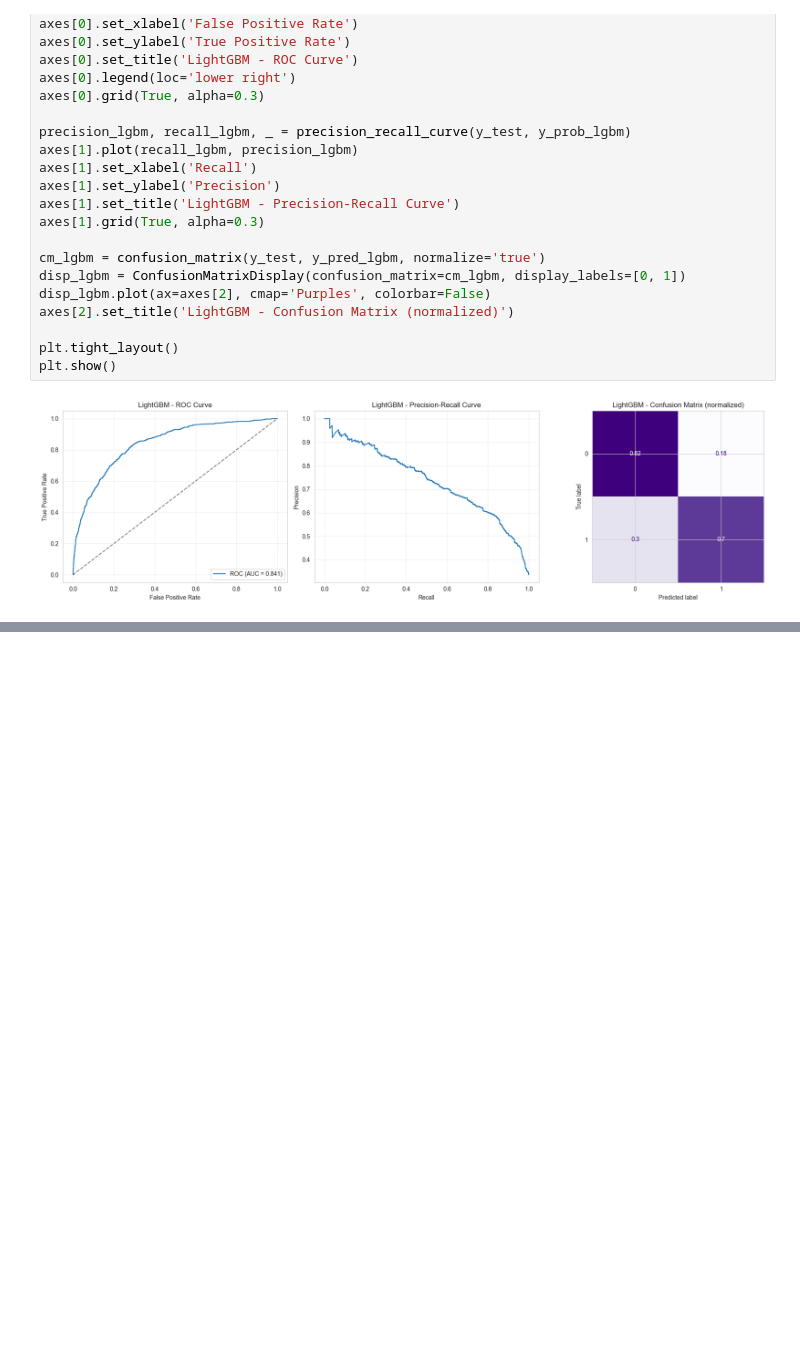
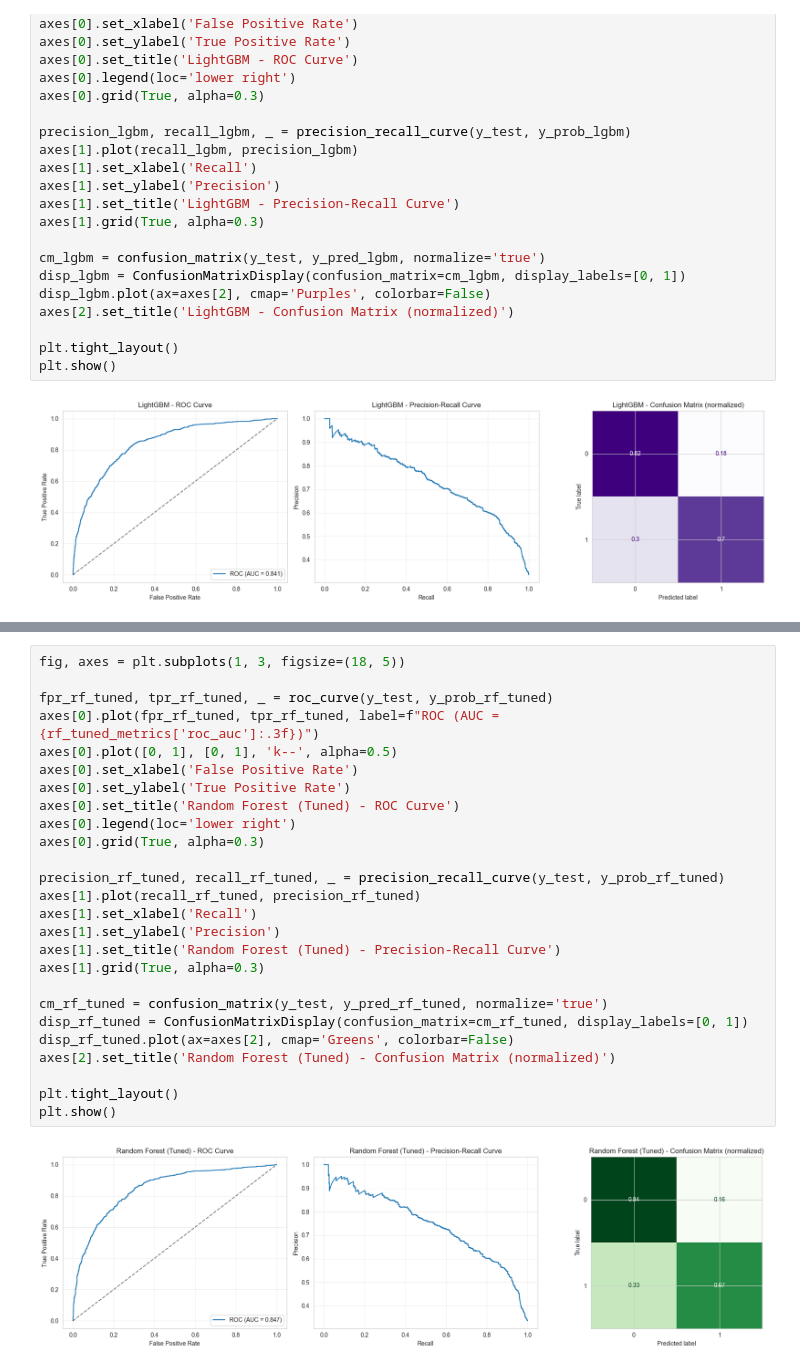
Before and after one commit to yxseef/venturesurvive, a Jupyter notebook: notebooks/04_modeling.ipynb, the cells around one changed output, grey strips where cells are left out. Drawn from its saved outputs; the diff is of its cells as text; blank space fills up the shorter version.

```diff
--- a/notebooks/04_modeling.ipynb
+++ b/notebooks/04_modeling.ipynb
@@ -824,0 +599,28 @@ print("="*80)
+# %%
+fig, axes = plt.subplots(1, 3, figsize=(18, 5))
+
+fpr_rf_tuned, tpr_rf_tuned, _ = roc_curve(y_test, y_prob_rf_tuned)
+axes[0].plot(fpr_rf_tuned, tpr_rf_tuned, label=f"ROC (AUC = {rf_tuned_metrics['roc_auc']:.3f})")
+axes[0].plot([0, 1], [0, 1], 'k--', alpha=0.5)
+axes[0].set_xlabel('False Positive Rate')
+axes[0].set_ylabel('True Positive Rate')
+axes[0].set_title('Random Forest (Tuned) - ROC Curve')
+axes[0].legend(loc='lower right')
+axes[0].grid(True, alpha=0.3)
+
+precision_rf_tuned, recall_rf_tuned, _ = precision_recall_curve(y_test, y_prob_rf_tuned)
+axes[1].plot(recall_rf_tuned, precision_rf_tuned)
+axes[1].set_xlabel('Recall')
+axes[1].set_ylabel('Precision')
+axes[1].set_title('Random Forest (Tuned) - Precision-Recall Curve')
+axes[1].grid(True, alpha=0.3)
+
+cm_rf_tuned = confusion_matrix(y_test, y_pred_rf_tuned, normalize='true')
+disp_rf_tuned = ConfusionMatrixDisplay(confusion_matrix=cm_rf_tuned, display_labels=[0, 1])
+disp_rf_tuned.plot(ax=axes[2], cmap='Greens', colorbar=False)
+axes[2].set_title('Random Forest (Tuned) - Confusion Matrix (normalized)')
+
+plt.tight_layout()
+plt.show()
+# %% [output]
+[figure, added]
```
Also changed, not shown: parts of 26 cells of this notebook.
